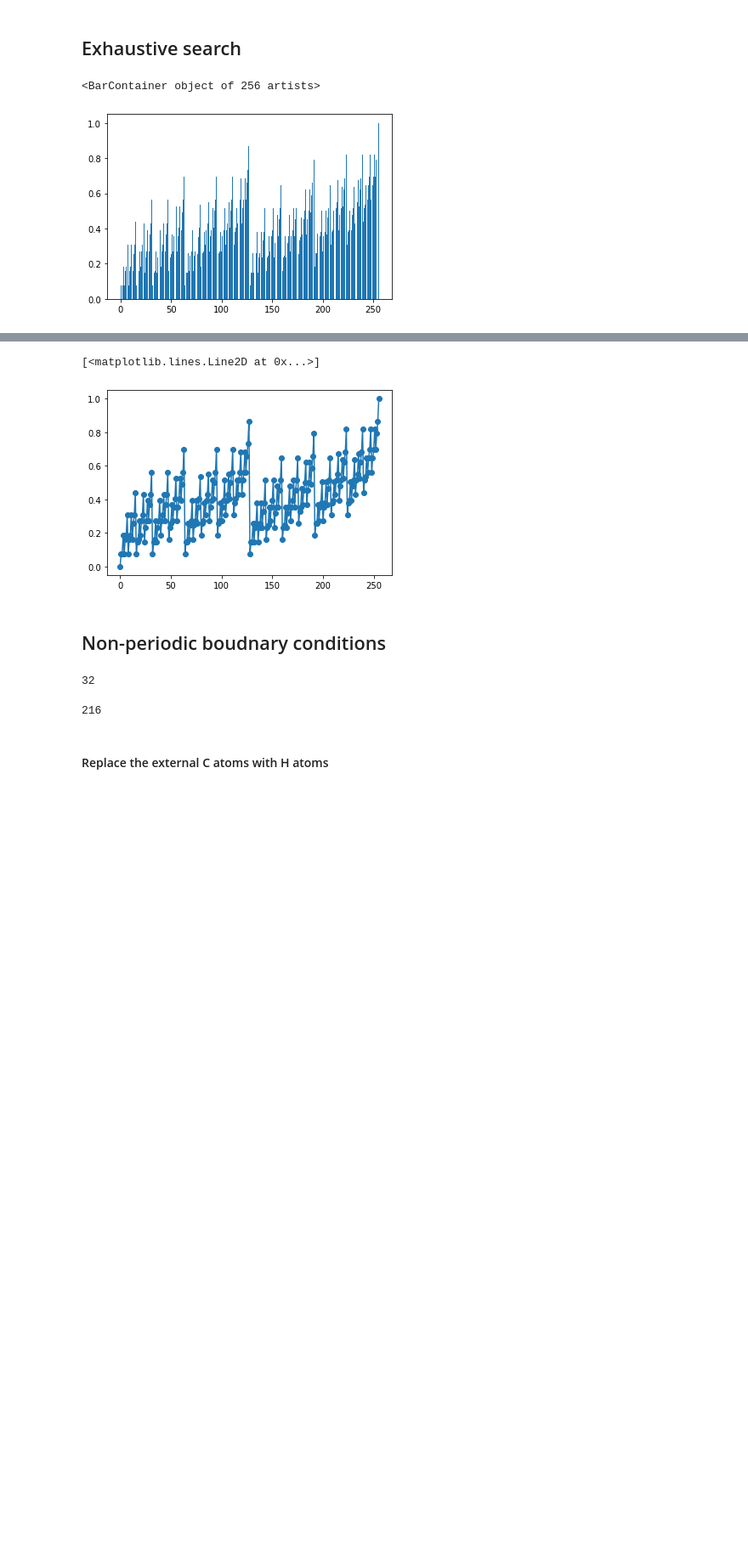
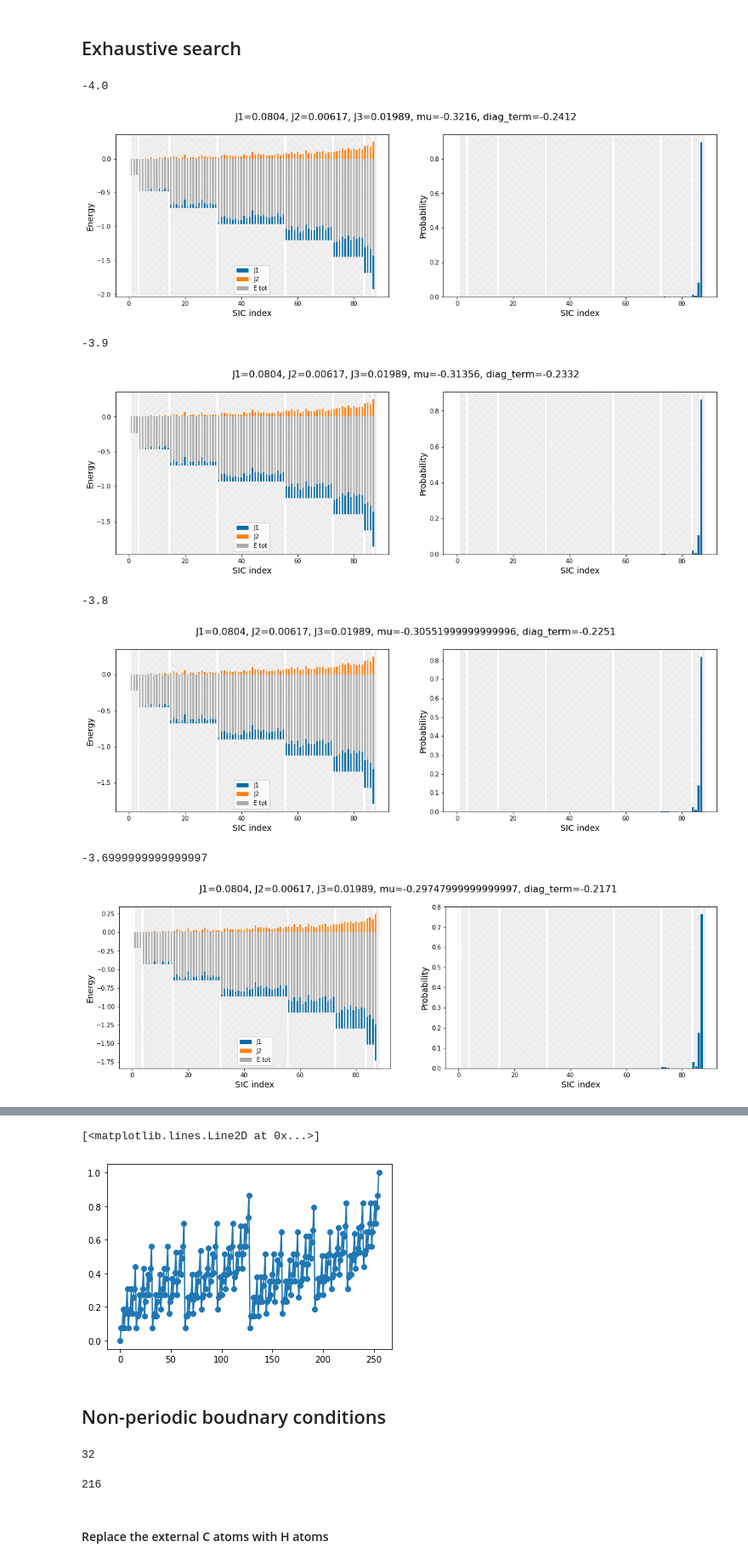
Before and after one commit to cmc-ucl/rydberg_atoms, a Jupyter notebook: materials_science.ipynb, the cells around one changed output, grey strips where cells are left out. Shown at 85% size. Drawn from its saved outputs; the diff is of its cells as text; code cells hidden in the pictures; blank space fills up the shorter version.

Commit message:
Add compare QUBO energies plots

```diff
--- a/materials_science.ipynb
+++ b/materials_science.ipynb
@@ -38,7 +38,7 @@ from convert import *
 import matplotlib.pyplot as plt
 
 k_b = constants.physical_constants['Boltzmann constant in eV/K'][0]
-
+plt.style.use('tableau-colorblind10')
 def vview(structure):
     view(AseAtomsAdaptor().get_atoms(structure))
 # %% [markdown]
@@ -305,7 +305,7 @@ atom_indices_96
   19,
   20]]
 # %%
-def find_sic(configurations,energies,atom_indices):
+def find_sic(configurations,atom_indices, energies=None, sort=True):
 
     """
     Find symmetry-inequivalent configurations (SIC) and return their corresponding unique energies.
@@ -340,10 +340,25 @@ def find_sic(configurations,energies,atom_indices):
             config_unique.append(sic)
 
             multiplicity.append(len(sec))
-            keep_energy.append(i)
-    unique_energies = np.array(energies)[keep_energy]
+            if energies is not None:
+                keep_energy.append(i)
+    if sort == True:
+        n_ones = np.sum(config_unique,axis=1)
+        config_unique = (np.array(config_unique)[np.argsort(n_ones)]).tolist()
 
-    return config_unique, unique_energies, multiplicity
+
+        if energies is not None:
+            unique_energies = np.array(energies)[keep_energy]
+            unique_energies = (unique_energies[np.argsort(n_ones)]).tolist()
+
+            return config_unique, unique_energies, multiplicity
+        else:
+            return config_unique, multiplicity
+    else:
+        if energies is not None:
+            return config_unique, unique_energies, multiplicity
+        else:
+            return config_unique, multiplicity
 # %% [markdown]
 Example on how to use the above.
 
@@ -356,4 +371,4 @@ energies = np.random.rand(len(configurations))
 
 atom_indices = get_all_configurations_no_pbc(graphene_scell)
 
-config_unique, unique_energies, multiplicity = find_sic(configurations,energies,atom_indices)
+config_unique, unique_energies, multiplicity = find_sic(configurations,atom_indices,energies)
@@ -360,3 +377,6 @@ config_unique, unique_energies, multiplicity = find_sic(configurations,energies,
 # %%
-multiplicity
+n_ones = np.sum(config_unique,axis=1)
+config_unique_sorted = np.array(config_unique)[np.argsort(n_ones)]
+n_ones[:-1]-n_ones[1:]
+np.where(np.sort(n_ones)[:-1]-np.sort(n_ones)[1:] == -1)[0]
 # %% [output]
@@ -441,5 +498,13 @@ E_graphene_8_normalised = (E_graphene_8 - min_val) / (max_val - min_val)
-# %%
-plt.bar(np.arange(len(E_graphene_8_normalised)),E_graphene_8_normalised)
-# %% [output]
-<BarContainer object of 256 artists>
-[figure, removed]
+# %%
+for potential in np.arange(-4,0,0.1):
+    print(potential)
+    plot_E_p_QUBO(structure,J1=0.0804,J2nn=0.00617,J2nnn=0.01989,mu=potential)
+# %% [output]
+-4.0
+[figure, added]
+-3.9
+[figure, added]
+-3.8
+[figure, added]
+-3.6999999999999997
+[figure, added]
```
Also changed, not shown: parts of 28 cells of this notebook.
